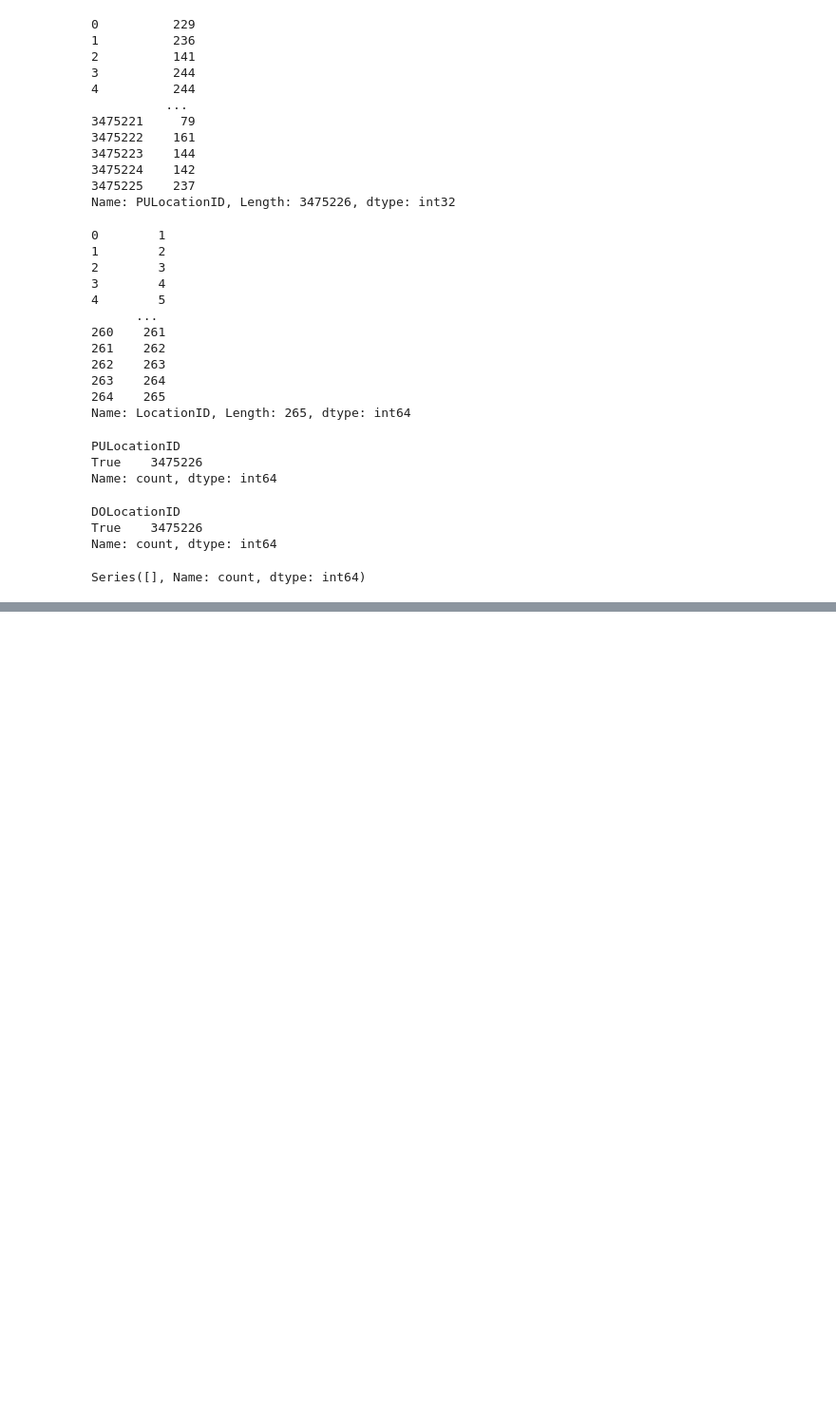
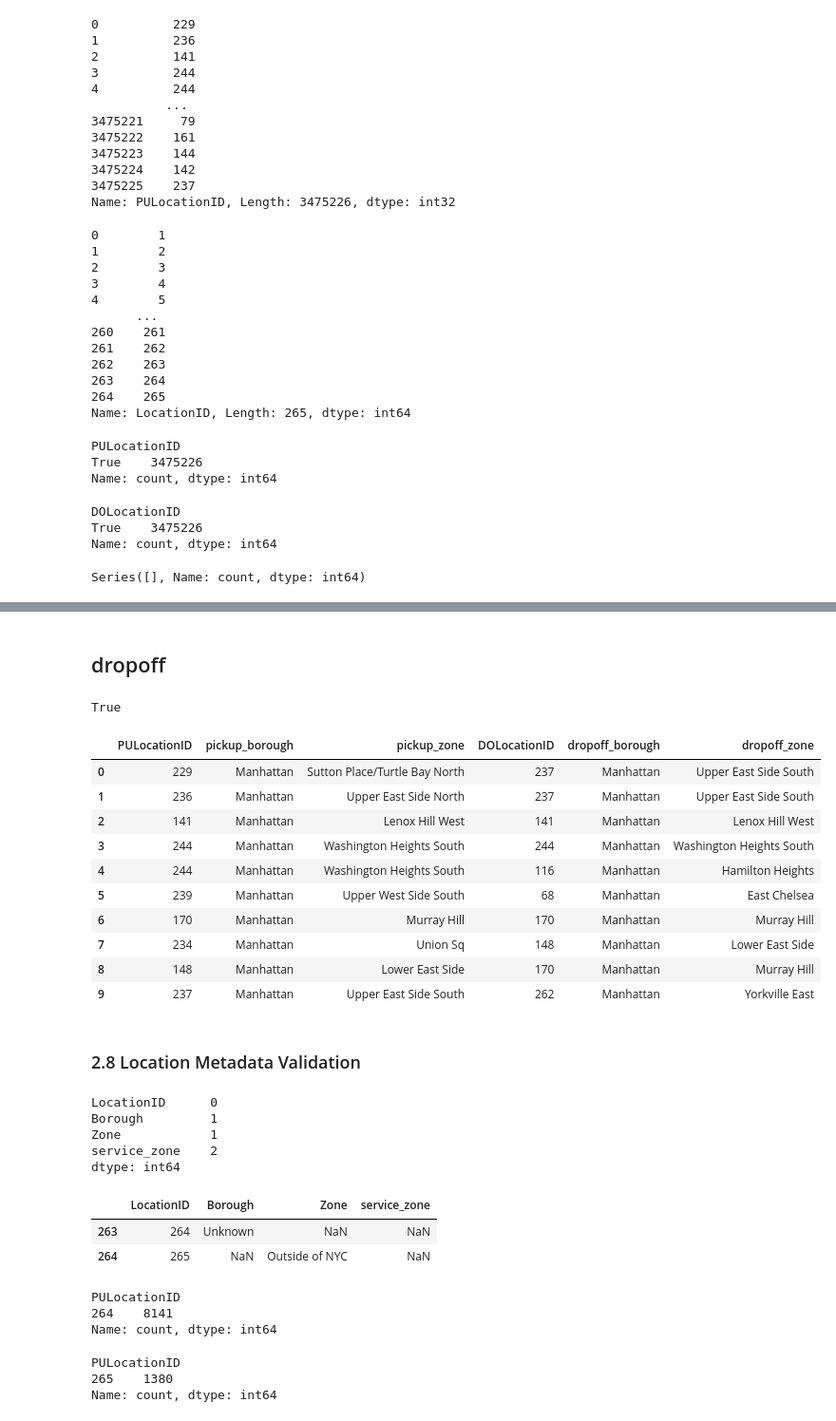
Before and after one commit to Chris316-git/nyc-taxi-demand-analysis, a Jupyter notebook: notebook/01_data_understanding.ipynb, the cells around one changed output, grey strips where cells are left out. Shown at 95% size. Drawn from its saved outputs; the diff is of its cells as text; code cells hidden in the pictures; blank space fills up the shorter version.

```diff
--- a/notebook/01_data_understanding.ipynb
+++ b/notebook/01_data_understanding.ipynb
@@ -547,0 +552,9 @@ Series([], Name: count, dtype: int64)
+# %%
+pickup_zones = zones[["LocationID", "Borough", "Zone", "service_zone"]].rename(
+    columns={
+        "LocationID": "PULocationID",
+        "Borough": "pickup_borough",
+        "Zone": "pickup_zone",
+        "service_zone": "pickup_service_zone",
+    }
+)
@@ -547,0 +576,3 @@ Series([], Name: count, dtype: int64)
+# %%
+# pick up merge
+df = df.merge(pickup_zones, on="PULocationID", how="left", validate="m:1")
@@ -547,0 +601,68 @@ Series([], Name: count, dtype: int64)
+# %% [markdown]
+## dropoff
+# %%
+dropoff_zones = zones[["LocationID", "Borough", "Zone", "service_zone"]].rename(
+    columns={
+        "LocationID": "DOLocationID",
+        "Borough": "dropoff_borough",
+        "Zone": "dropoff_zone",
+        "service_zone": "dropoff_service_zone",
+    }
+)
+# %%
+df = df.merge(dropoff_zones, on="DOLocationID", how="left", validate="m:1")
+# %%
+len(df) == rows_before_merge
+# %% [output]
+True
+# %%
+df[
+    [
+        "PULocationID",
+        "pickup_borough",
+        "pickup_zone",
+        "DOLocationID",
+        "dropoff_borough",
+        "dropoff_zone",
+    ]
+].head(10)
+# %% [output]
+|  | PULocationID | pickup_borough | pickup_zone | DOLocationID | dropoff_borough | dropoff_zone |
+| 0 | 229 | Manhattan | Sutton Place/Turtle Bay North | 237 | Manhattan | Upper East Side South |
+| 1 | 236 | Manhattan | Upper East Side North | 237 | Manhattan | Upper East Side South |
+| 2 | 141 | Manhattan | Lenox Hill West | 141 | Manhattan | Lenox Hill West |
+| 3 | 244 | Manhattan | Washington Heights South | 244 | Manhattan | Washington Heights South |
+| 4 | 244 | Manhattan | Washington Heights South | 116 | Manhattan | Hamilton Heights |
+| 5 | 239 | Manhattan | Upper West Side South | 68 | Manhattan | East Chelsea |
+| 6 | 170 | Manhattan | Murray Hill | 170 | Manhattan | Murray Hill |
+| 7 | 234 | Manhattan | Union Sq | 148 | Manhattan | Lower East Side |
+| 8 | 148 | Manhattan | Lower East Side | 170 | Manhattan | Murray Hill |
+| 9 | 237 | Manhattan | Upper East Side South | 262 | Manhattan | Yorkville East |
+# %% [markdown]
+### 2.8 Location Metadata Validation
+# %%
+zones.isna().sum()
+# %% [output]
+LocationID      0
+Borough         1
+Zone            1
+service_zone    2
+dtype: int64
+# %%
+zones[zones[["Borough", "Zone", "service_zone"]].isna().any(axis=1)]
+# %% [output]
+|  | LocationID | Borough | Zone | service_zone |
+| 263 | 264 | Unknown | NaN | NaN |
+| 264 | 265 | NaN | Outside of NYC | NaN |
+# %%
+df.loc[df["pickup_zone"].isna(), "PULocationID"].value_counts()
+# %% [output]
+PULocationID
+264    8141
+Name: count, dtype: int64
+# %%
+df.loc[df["pickup_borough"].isna(), "PULocationID"].value_counts()
+# %% [output]
+PULocationID
+265    1380
+Name: count, dtype: int64
```
Also changed, not shown: parts of 10 cells of this notebook, 1 other file.
